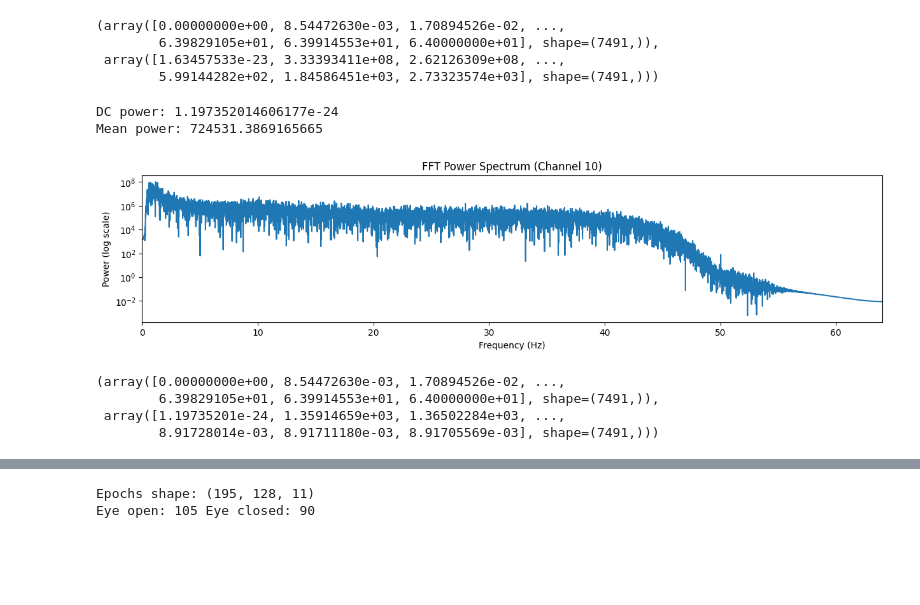
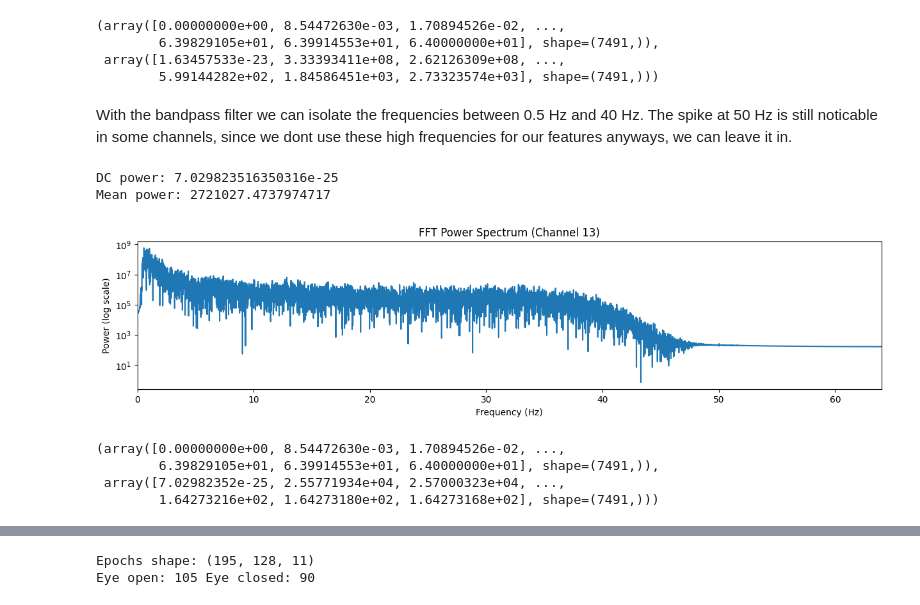
Before and after one commit to EarlFlex/exploring-eeg-eye-state-classification, a Jupyter notebook: eeg-eye-state.ipynb, the cells around one changed output, grey strips where cells are left out. Cells and saved outputs as stored; diff of their text form; code cells hidden in the pictures; blank space fills up the shorter version.

```diff
--- a/eeg-eye-state.ipynb
+++ b/eeg-eye-state.ipynb
@@ -105,7 +105,20 @@ eyeDetection
 Name: proportion, dtype: float64
 # %%
 # Plotting each channel
-for f in df.columns:
-    df[f].plot(figsize=(15, 1), title=f)
+def plot_data(df_list, xlim=[0, 20]):
+    plt.figure(figsize=(15, 12))
+    for ind_data, df in enumerate(df_list):
+        for ind, col in enumerate(df.columns.tolist()):
+            if ind_data == len(df_list) - 1:
+                plt.plot(t, 5 * ind + stats.zscore(df[col], nan_policy='omit'), linewidth=0.5, label=col)
+            else:
+                plt.plot(t, 5 * ind + stats.zscore(df[col], nan_policy='omit'), linewidth=0.3, alpha=0.6, color='k')
+    if len(df_list) > 0:
+        plt.legend(ncol=6, fontsize=9)
+    plt.xlim(xlim)
     plt.show()
+
+Fs = 128
+t = np.arange(0, len(df) * 1 / Fs, 1/Fs)
+plot_data([df], xlim=[0, 20])
 # %% [output]
@@ -187,12 +188,3 @@ print(df_clean.shape)
 # %% [output]
 (14980, 14)
 (14980, 15)
-# %%
-"""X_car.iloc[:, 5].plot(figsize=(15, 1))
-plt.show()
-df_clean.iloc[:, 5].plot(figsize=(15, 1))
-plt.show()"""
-
-for f in X_car.columns:
-    X_car[f].plot(figsize=(15, 1), title=f)
-    plt.show()
@@ -214,5 +193,3 @@ for f in X_car.columns:
 # %%
-for f in df_clean.columns:
-    df_clean[f].plot(figsize=(15, 1), title=f)
-    plt.show()
+plot_data([df_clean], xlim=[0, 40])
 # %% [output]
@@ -291,11 +259,13 @@ Mean power: 9181839.206617067
         6.39829105e+01, 6.39914553e+01, 6.40000000e+01], shape=(7491,)),
  array([1.63457533e-23, 3.33393411e+08, 2.62126309e+08, ...,
         5.99144282e+02, 1.84586451e+03, 2.73323574e+03], shape=(7491,)))
+# %% [markdown]
+With the bandpass filter we can isolate the frequencies between 0.5 Hz and 40 Hz. The spike at 50 Hz is still noticable in some channels, since we dont use these high frequencies for our features anyways, we can leave it in.
 # %%
 #Bandwidth for Butterworth filter
 fs = 128  # Sampling frequency
 lowcut = 0.5  # Low cutoff frequency
-highcut = 45.0  # High cutoff frequency
+highcut = 40.0  # High cutoff frequency
 order = 4  # Filter order
 
 def butter_bandpass(lowcut, highcut, fs, order=4):
@@ -314,12 +284,12 @@ df_filtered = df_clean.copy()
 for f in df.columns[:-1]:  # Exclude the target column
     df_filtered[f] = butter_bandpass_filter(df_clean[f], lowcut, highcut, fs, order)
 # %%
-plot_fft_power(df_filtered, fs, channel=10)
+plot_fft_power(df_filtered, fs, channel=13)
 # %% [output]
-DC power: 1.197352014606177e-24
-Mean power: 724531.3869165665
+DC power: 7.029823516350316e-25
+Mean power: 2721027.4737974717
-[figure, old version]
+[figure, new version]
 (array([0.00000000e+00, 8.54472630e-03, 1.70894526e-02, ...,
         6.39829105e+01, 6.39914553e+01, 6.40000000e+01], shape=(7491,)),
- array([1.19735201e-24, 1.35914659e+03, 1.36502284e+03, ...,
-        8.91728014e-03, 8.91711180e-03, 8.91705569e-03], shape=(7491,)))
+ array([7.02982352e-25, 2.55771934e+04, 2.57000323e+04, ...,
+        1.64273216e+02, 1.64273180e+02, 1.64273168e+02], shape=(7491,)))
```
Also changed, not shown: parts of 32 cells of this notebook.
